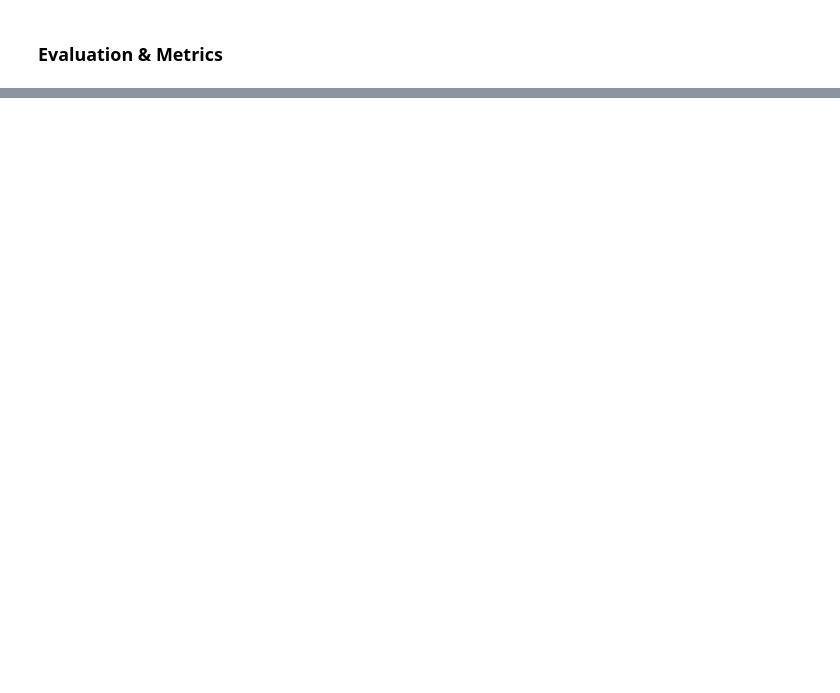
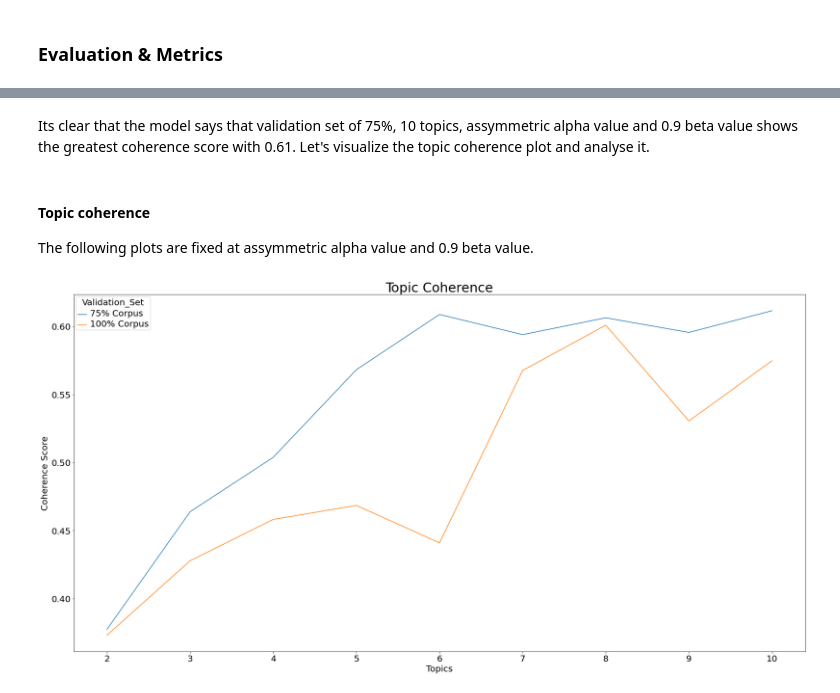
Before and after one commit to Leslieyuan988/Automatic-Classification-for-Cognitive-Engagement-in-Reddit-Discussion-Forums-using-Natural-Language, a Jupyter notebook: topic_modeling.ipynb, the cells around one changed output, grey strips where cells are left out. Drawn from its saved outputs; the diff is of its cells as text; code cells hidden in the pictures; blank space fills up the shorter version.

```diff
--- a/topic_modeling.ipynb
+++ b/topic_modeling.ipynb
@@ -195,0 +155,3 @@ LDAvis_prepared
+# %%
+lda_result = pd.read_csv("lda_tuning_results.csv")
+lda_result.sort_values(by="Coherence").head()
@@ -195,0 +174,25 @@ LDAvis_prepared
+# %% [markdown]
+Its clear that the model says that validation set of 75%, 10 topics, assymmetric alpha value and 0.9 beta value shows the greatest coherence score with 0.61. Let's visualize the topic coherence plot and analyse it.
+# %% [markdown]
+#### Topic coherence
+The following plots are fixed at assymmetric alpha value and 0.9 beta value.
+# %%
+alpha_val = (lda_result.Alpha == "asymmetric")
+beta_val = (lda_result.Beta == "0.9099999999999999")
+
+lda_sample = lda_result[alpha_val & beta_val]
+
+plt.rcParams['figure.figsize'] = [30,15]
+
+lp = sns.lineplot(data=lda_sample, x="Topics", y="Coherence", hue="Validation_Set")
+lp.axes.set_title("Topic Coherence", fontsize=30)
+lp.set_xlabel("Topics", fontsize=20)
+lp.set_ylabel("Coherence Score", fontsize=20)
+lp.tick_params(labelsize=20, axis='x')
+lp.tick_params(labelsize=20, axis='y')
+plt.setp(lp.get_legend().get_texts(), fontsize=20)
+plt.setp(lp.get_legend().get_title(), fontsize=20)
+
+plt.show()
+# %% [output]
+[figure, added]
```
Also changed, not shown: parts of 29 cells of this notebook.
